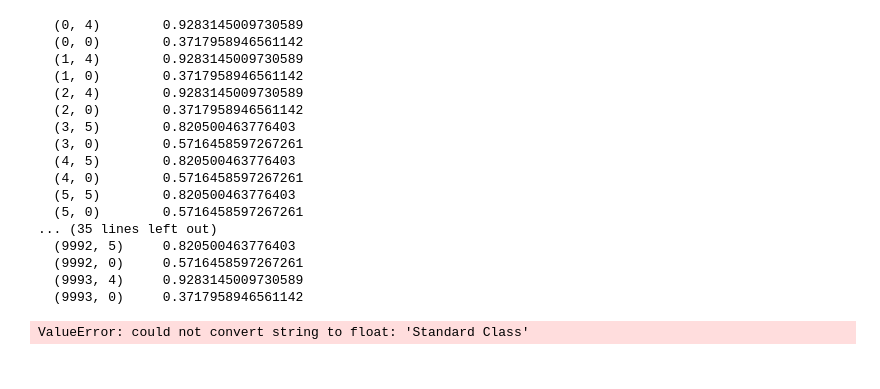
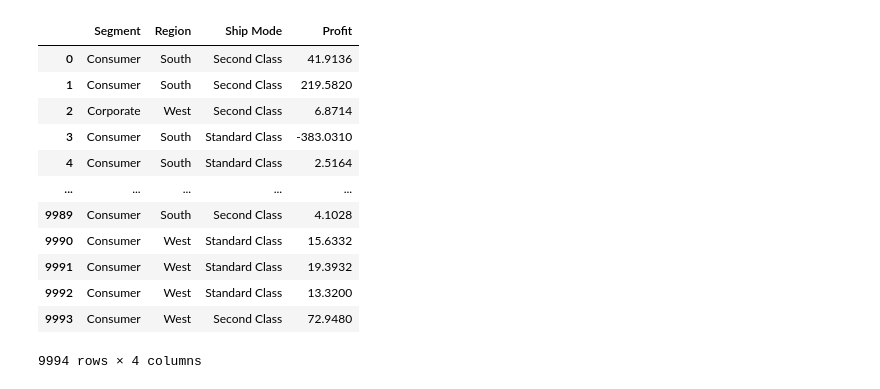
Before and after one commit to ankitg-02/sales_analysis, a Jupyter notebook: sales_via_product.ipynb, the cells around one changed output. Drawn from its saved outputs; the diff is of its cells as text; code cells hidden in the pictures.

```diff
--- a/sales_via_product.ipynb
+++ b/sales_via_product.ipynb
@@ -90,20 +42,0 @@ X=vectorizer.transform(X)
-# %%
-print(X)
-# %% [output]
-  (0, 4)        0.9283145009730589
-  (0, 0)        0.3717958946561142
-  (1, 4)        0.9283145009730589
-  (1, 0)        0.3717958946561142
-  (2, 4)        0.9283145009730589
-  (2, 0)        0.3717958946561142
-  (3, 5)        0.820500463776403
-  (3, 0)        0.5716458597267261
-  (4, 5)        0.820500463776403
-  (4, 0)        0.5716458597267261
-  (5, 5)        0.820500463776403
-  (5, 0)        0.5716458597267261
-... (35 lines left out)
-  (9992, 5)     0.820500463776403
-  (9992, 0)     0.5716458597267261
-  (9993, 4)     0.9283145009730589
-  (9993, 0)     0.3717958946561142
@@ -114,4 +43,26 @@ model=LinearRegression()
-# %%
-model.fit(X,X_train)
-# %% [output]
-ValueError: could not convert string to float: 'Standard Class'
+# %%
+#specified table
+modified_segment=product['Segment']
+modified_region=product['Region']
+modified_ship_made=product['Ship Mode']
+modified_profit=product['Profit']
+# %%
+modified_table={'Segment':modified_segment
+                ,'Region':modified_region
+                ,'Ship Mode':modified_ship_made
+                ,'Profit':modified_profit}
+pd.DataFrame(modified_table)
+# %% [output]
+|  | Segment | Region | Ship Mode | Profit |
+| 0 | Consumer | South | Second Class | 41.9136 |
+| 1 | Consumer | South | Second Class | 219.5820 |
+| 2 | Corporate | West | Second Class | 6.8714 |
+| 3 | Consumer | South | Standard Class | -383.0310 |
+| 4 | Consumer | South | Standard Class | 2.5164 |
+| ... | ... | ... | ... | ... |
+| 9989 | Consumer | South | Second Class | 4.1028 |
+| 9990 | Consumer | West | Standard Class | 15.6332 |
+| 9991 | Consumer | West | Standard Class | 19.3932 |
+| 9992 | Consumer | West | Standard Class | 13.3200 |
+| 9993 | Consumer | West | Second Class | 72.9480 |
+9994 rows × 4 columns
```
Also changed, not shown: parts of 15 cells of this notebook.
